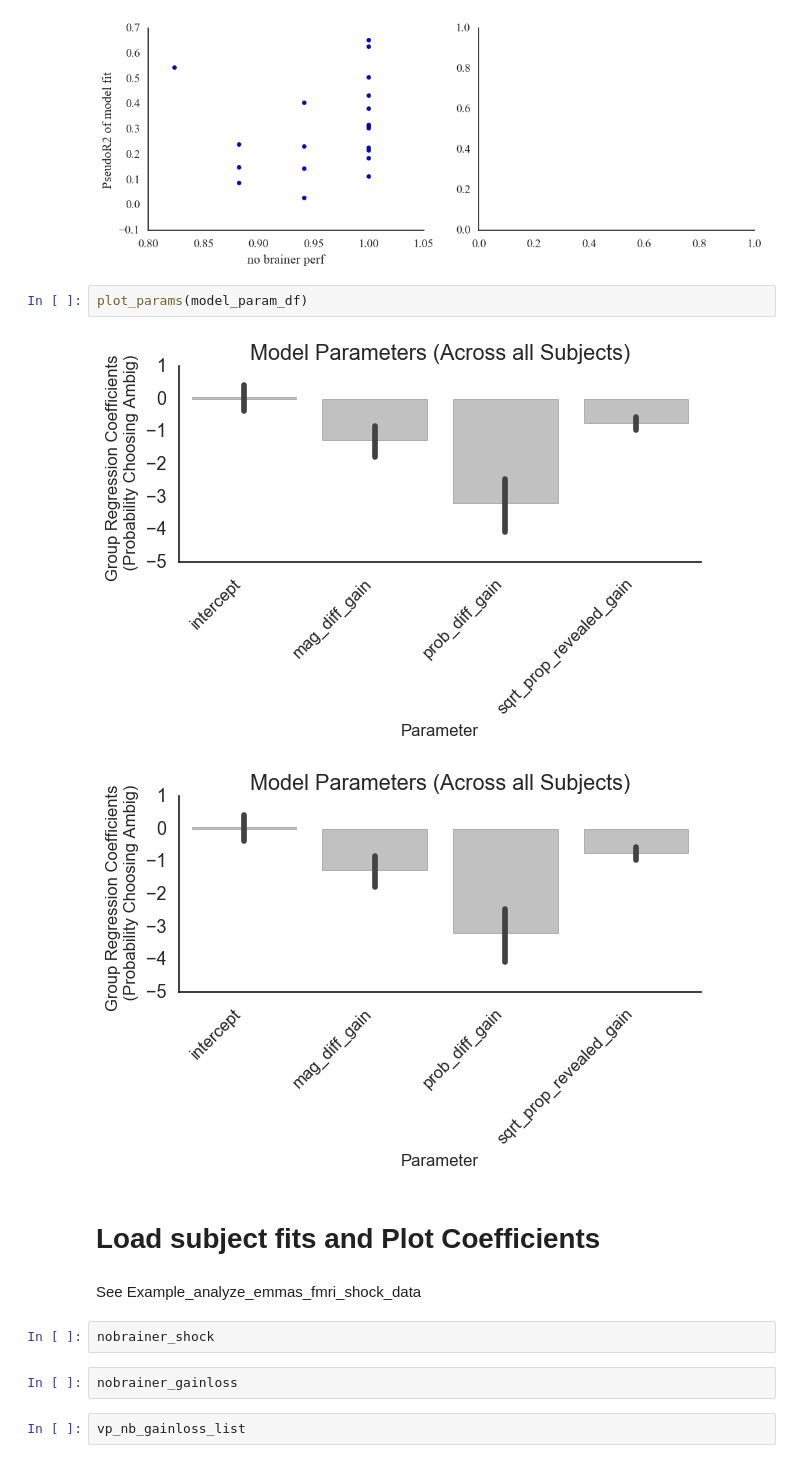
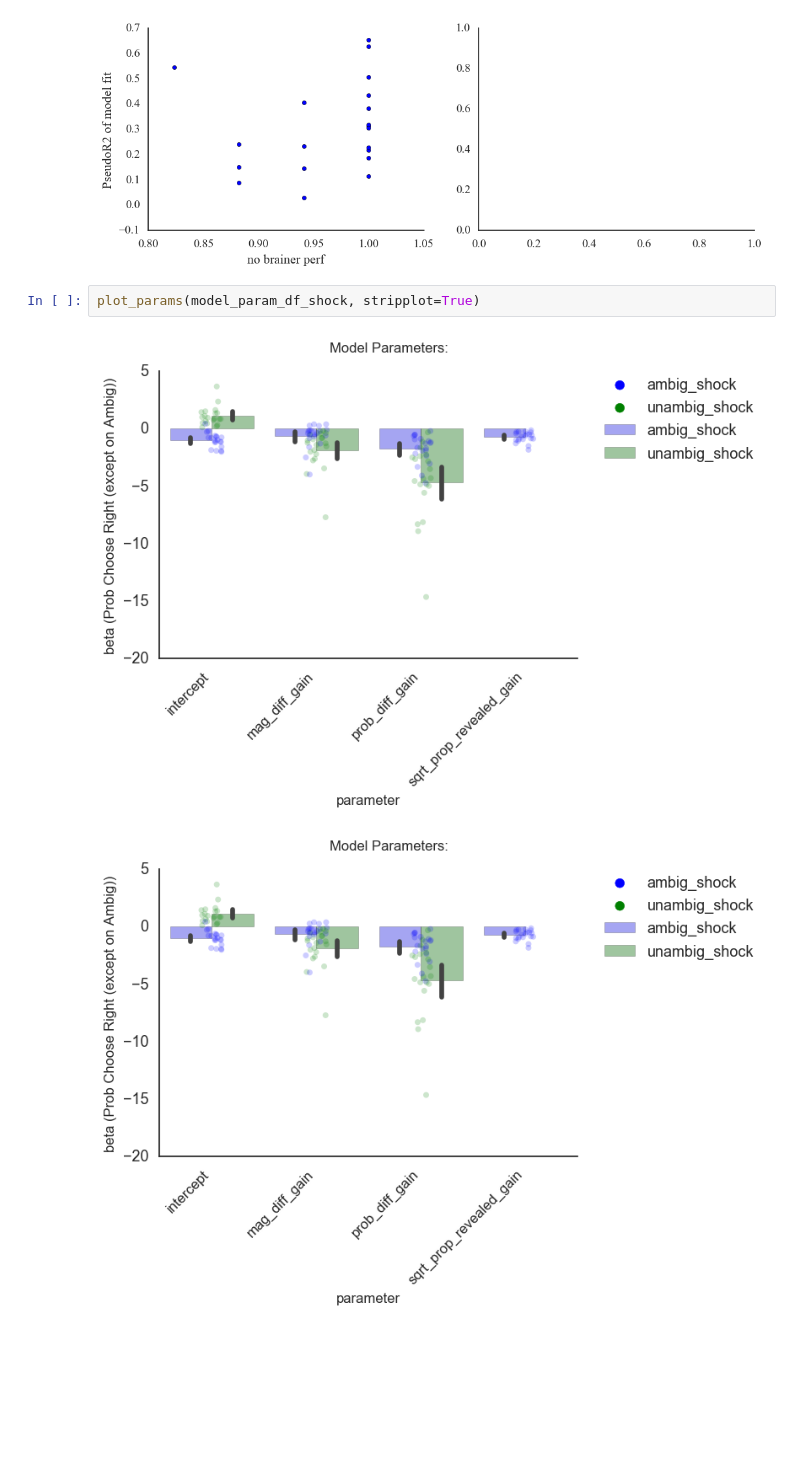
Before and after one commit to crgagne/ambi_gain_loss_shock, a Jupyter notebook: notebooks/Logistic_Regression.ipynb, the cells around one changed output. Drawn from its saved outputs; the diff is of its cells as text; blank space fills up the shorter version.

```diff
--- a/notebooks/Logistic_Regression.ipynb
+++ b/notebooks/Logistic_Regression.ipynb
@@ -479,18 +458,8 @@ axes[0].set_ylabel('PseudoR2 of model fit')
 plt.legend()
 # %% [output]
 [figure]
-# %%
-plot_params(model_param_df)
-# %% [output]
-[figure, removed]
-[figure, removed]
-# %% [markdown]
-# Load subject fits and Plot Coefficients
-# %% [markdown]
-See Example_analyze_emmas_fmri_shock_data
-# %%
-nobrainer_shock
-# %%
-nobrainer_gainloss
-# %%
-vp_nb_gainloss_list
+# %%
+plot_params(model_param_df_shock, stripplot=True)
+# %% [output]
+[figure, added]
+[figure, added]
```
Also changed, not shown: parts of 15 cells of this notebook, 8 other files.
